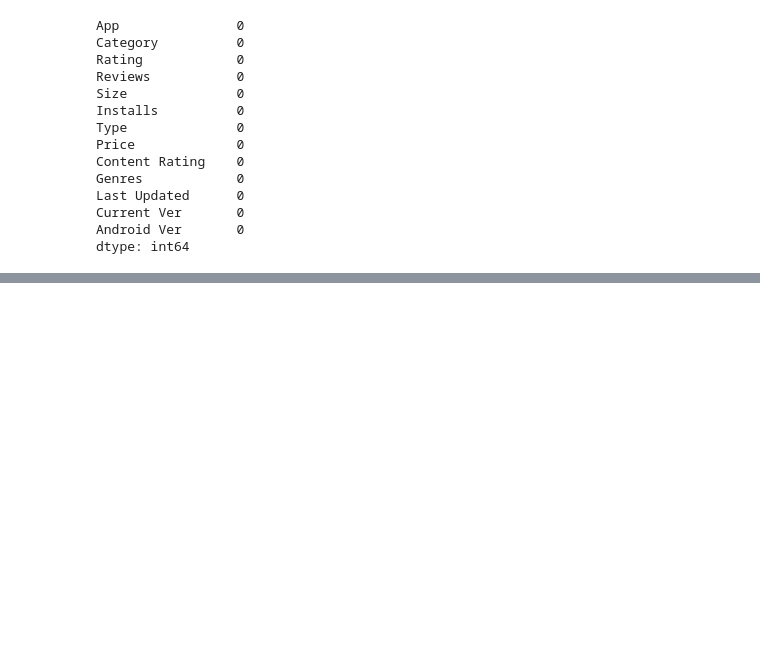
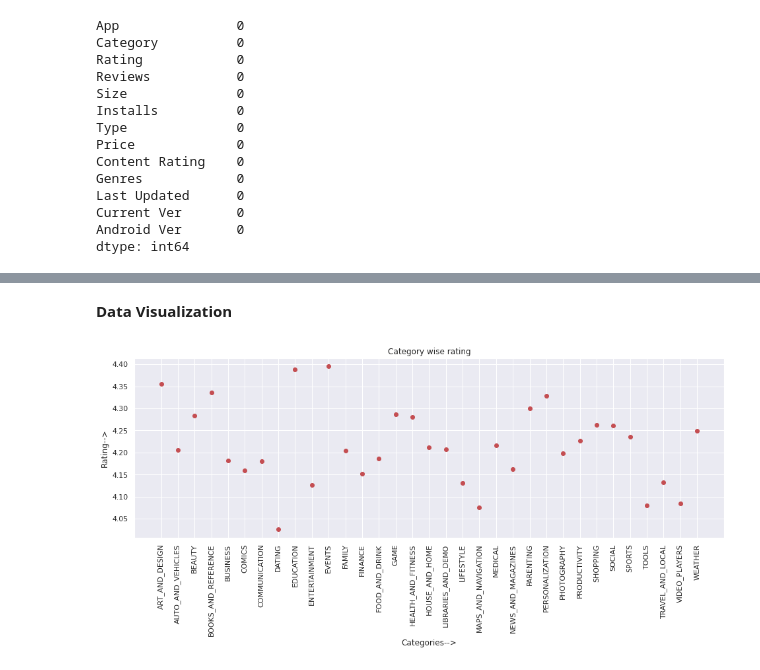
Before and after one commit to sanjaymkr/Google_Play_Store_Data_Analysis, a Jupyter notebook: Sanjay_Kumar_Google_Play_Store_Review.ipynb, the cells around one changed output, grey strips where cells are left out. Saved outputs shown, nothing was run; the diff lists cells and outputs as text; code cells hidden in the pictures; blank space fills up the shorter version.

```diff
--- a/Sanjay_Kumar_Google_Play_Store_Review.ipynb
+++ b/Sanjay_Kumar_Google_Play_Store_Review.ipynb
@@ -366,0 +390,7 @@ play_store.head()
+# %%
+# Creating category for categorial data
+grp = play_store.groupby('Category')
+# %%
+x = grp['Rating'].agg(np.mean)
+y = grp['Reviews'].agg(np.mean)
+z = grp['Price'].agg(np.sum)
@@ -366,0 +419,12 @@ play_store.head()
+# %% [markdown]
+**Data Visualization**
+# %%
+plt.figure(figsize=(16,5))
+plt.plot(x,'ro')
+plt.xticks(rotation=90)
+plt.title('Category wise rating')
+plt.xlabel('Categories-->')
+plt.ylabel('Rating-->')
+plt.show()
+# %% [output]
+[figure, added]
```
Also changed, not shown: parts of 15 cells of this notebook.
